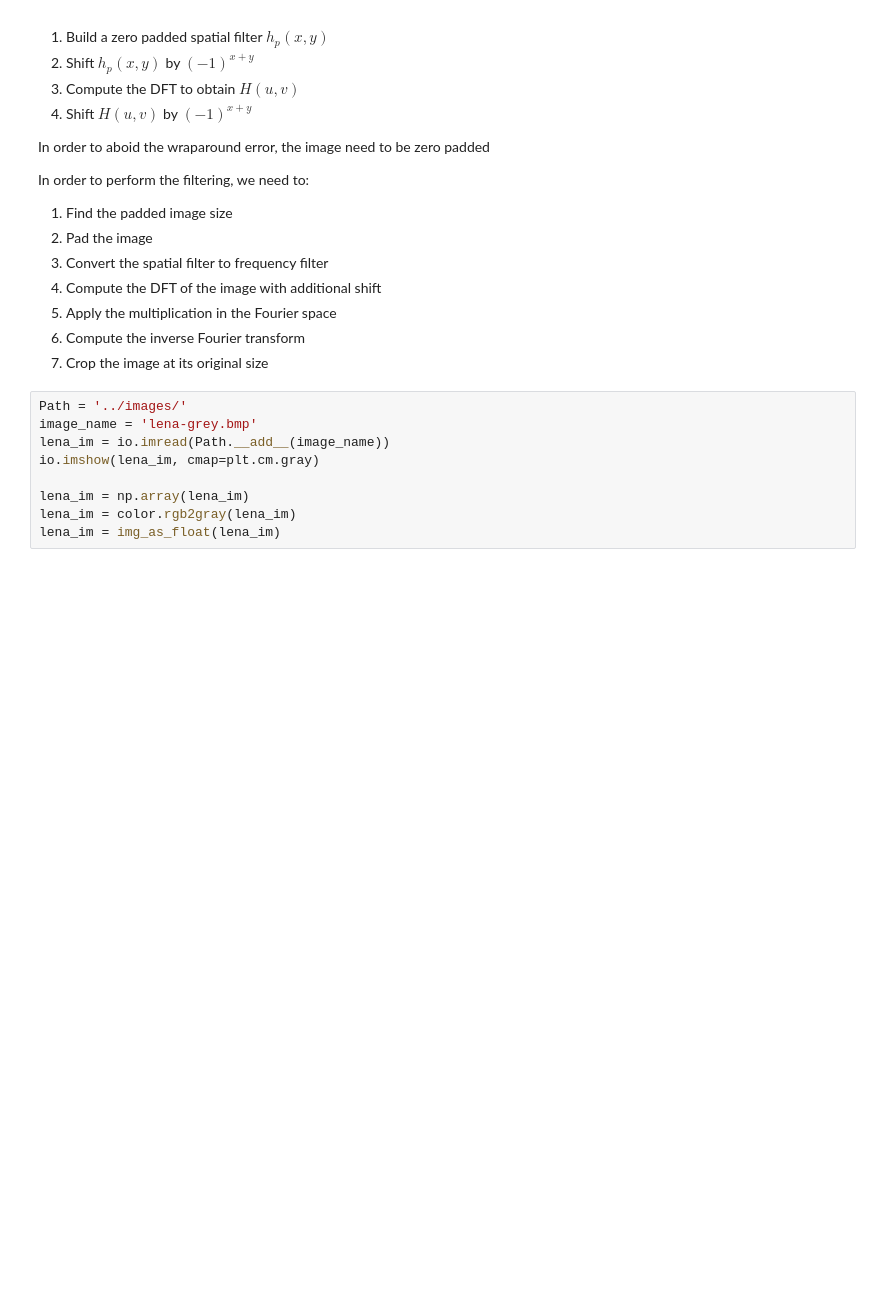
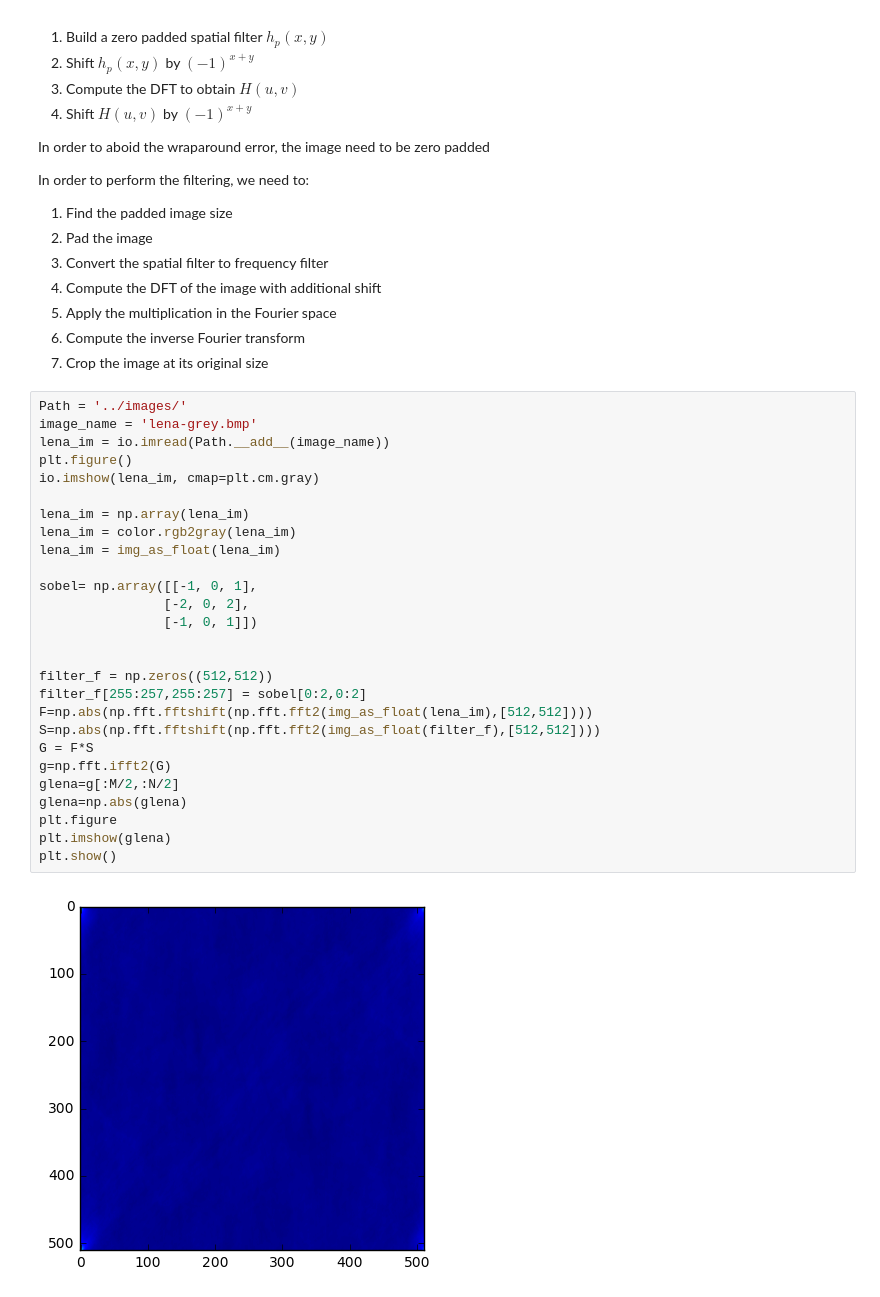
Before and after one commit to ziyanghong/DSP-TP-1617, a Jupyter notebook: Lab5/python/Lab5.ipynb, the cells around one changed output. Drawn from its saved outputs; the diff is of its cells as text; blank space fills up the shorter version.

```diff
--- a/Lab5/python/Lab5.ipynb
+++ b/Lab5/python/Lab5.ipynb
@@ -315,12 +315,32 @@ In order to perform the filtering, we need to:
 1. Apply the multiplication in the Fourier space
 1. Compute the inverse Fourier transform
 1. Crop the image at its original size
-# %%
-Path = '../images/'
-image_name = 'lena-grey.bmp'
-lena_im = io.imread(Path.__add__(image_name))
-io.imshow(lena_im, cmap=plt.cm.gray)
-
-lena_im = np.array(lena_im)
-lena_im = color.rgb2gray(lena_im)
-lena_im = img_as_float(lena_im)
+# %%
+Path = '../images/'
+image_name = 'lena-grey.bmp'
+lena_im = io.imread(Path.__add__(image_name))
+plt.figure()
+io.imshow(lena_im, cmap=plt.cm.gray)
+
+lena_im = np.array(lena_im)
+lena_im = color.rgb2gray(lena_im)
+lena_im = img_as_float(lena_im)
+
+sobel= np.array([[-1, 0, 1],
+                [-2, 0, 2],
+                [-1, 0, 1]])
+
+
+filter_f = np.zeros((512,512))
+filter_f[255:257,255:257] = sobel[0:2,0:2]
+F=np.abs(np.fft.fftshift(np.fft.fft2(img_as_float(lena_im),[512,512])))
+S=np.abs(np.fft.fftshift(np.fft.fft2(img_as_float(filter_f),[512,512])))
+G = F*S
+g=np.fft.ifft2(G)
+glena=g[:M/2,:N/2]
+glena=np.abs(glena)
+plt.figure
+plt.imshow(glena)
+plt.show()
+# %% [output]
+[figure, added]
```
Also changed, not shown: parts of 6 cells of this notebook.
